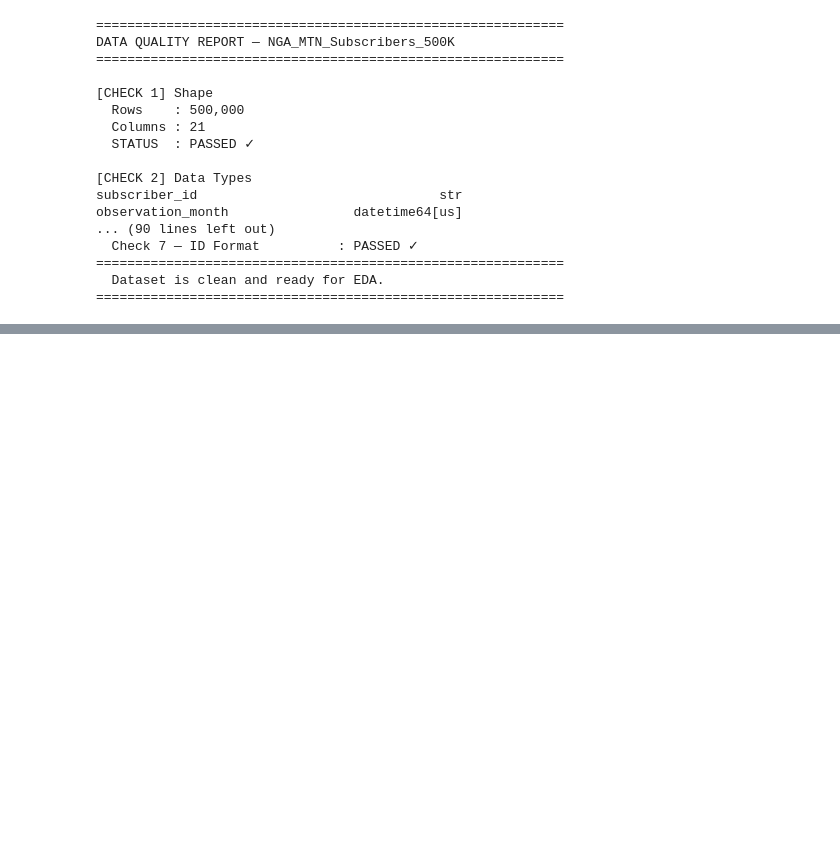
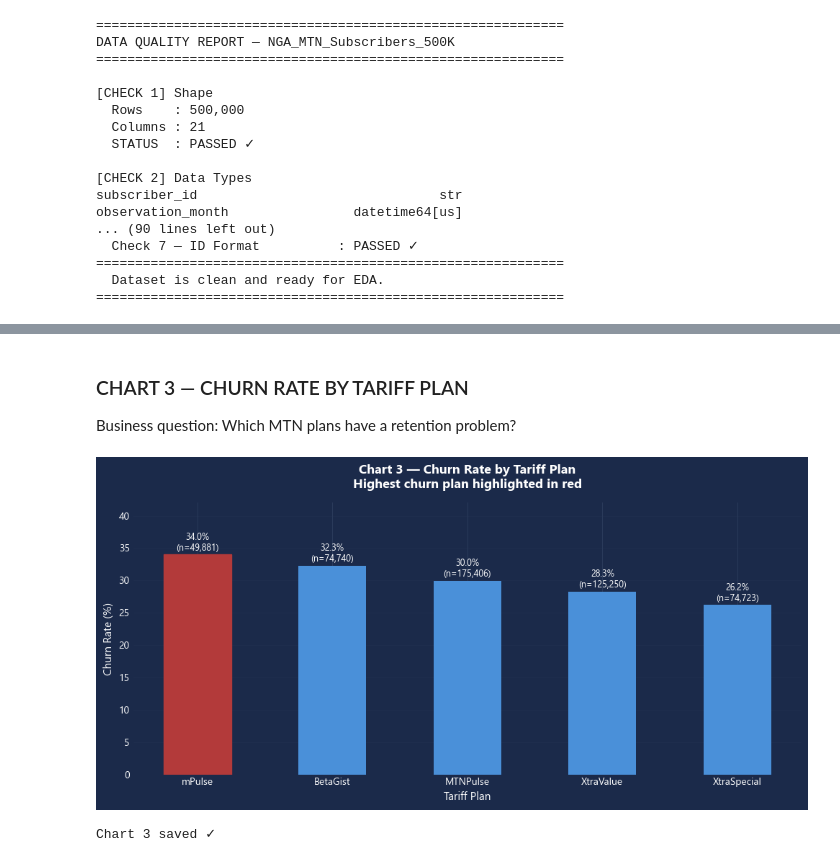
Before and after one commit to Elijjjaaaahhhhh/mtn-churn-prediction, a Jupyter notebook: notebooks/mtn_churn_pipeline.ipynb, the cells around one changed output, grey strips where cells are left out. Cells and saved outputs as stored; diff of their text form; code cells hidden in the pictures; blank space fills up the shorter version.

```diff
--- a/notebooks/mtn_churn_pipeline.ipynb
+++ b/notebooks/mtn_churn_pipeline.ipynb
@@ -1184,0 +1337,56 @@ observation_month                datetime64[us]
+# %% [markdown]
+### CHART 3 — CHURN RATE BY TARIFF PLAN
+ Business question: Which MTN plans have a retention problem?
+# %%
+plan_churn = (
+    df.groupby('tariff_plan')['churn_label']
+    .agg(['mean', 'count'])
+    .rename(columns={'mean': 'churn_rate', 'count': 'count'})
+    .reset_index()
+    .sort_values('churn_rate', ascending=False)
+)
+plan_churn['churn_rate_pct'] = plan_churn['churn_rate'] * 100
+
+fig, ax = plt.subplots(figsize=(10, 5))
+
+bars = ax.bar(
+    plan_churn['tariff_plan'],
+    plan_churn['churn_rate_pct'],
+    color=NEUTRAL_COLOR,
+    edgecolor='none',
+    width=0.5
+)
+
+# Highlight the highest churn plan in alert red
+bars[0].set_color(ALERT_COLOR)
+
+for bar, pct, cnt in zip(bars,
+                          plan_churn['churn_rate_pct'],
+                          plan_churn['count']):
+    ax.text(
+        bar.get_x() + bar.get_width() / 2,
+        bar.get_height() + 0.3,
+        f'{pct:.1f}%\n(n={cnt:,})',
+        ha='center', va='bottom',
+        color=TEXT_COLOR, fontsize=9
+    )
+
+ax.set_xlabel('Tariff Plan', fontsize=11)
+ax.set_ylabel('Churn Rate (%)', fontsize=11)
+ax.set_title(
+    'Chart 3 — Churn Rate by Tariff Plan\n'
+    'Highest churn plan highlighted in red',
+    fontsize=13, pad=15, fontweight='bold'
+)
+ax.set_ylim(0, plan_churn['churn_rate_pct'].max() + 8)
+ax.grid(axis='y', alpha=0.3)
+ax.spines[['top', 'right', 'left']].set_visible(False)
+
+plt.tight_layout()
+plt.savefig('../outputs/chart3_churn_by_tariff.png', dpi=150,
+            bbox_inches='tight', facecolor=BACKGROUND_COLOR)
+plt.show()
+print("Chart 3 saved ✓")
+# %% [output]
+[figure, added]
+Chart 3 saved ✓
```
Also changed, not shown: parts of 25 cells of this notebook, 8 other files.
